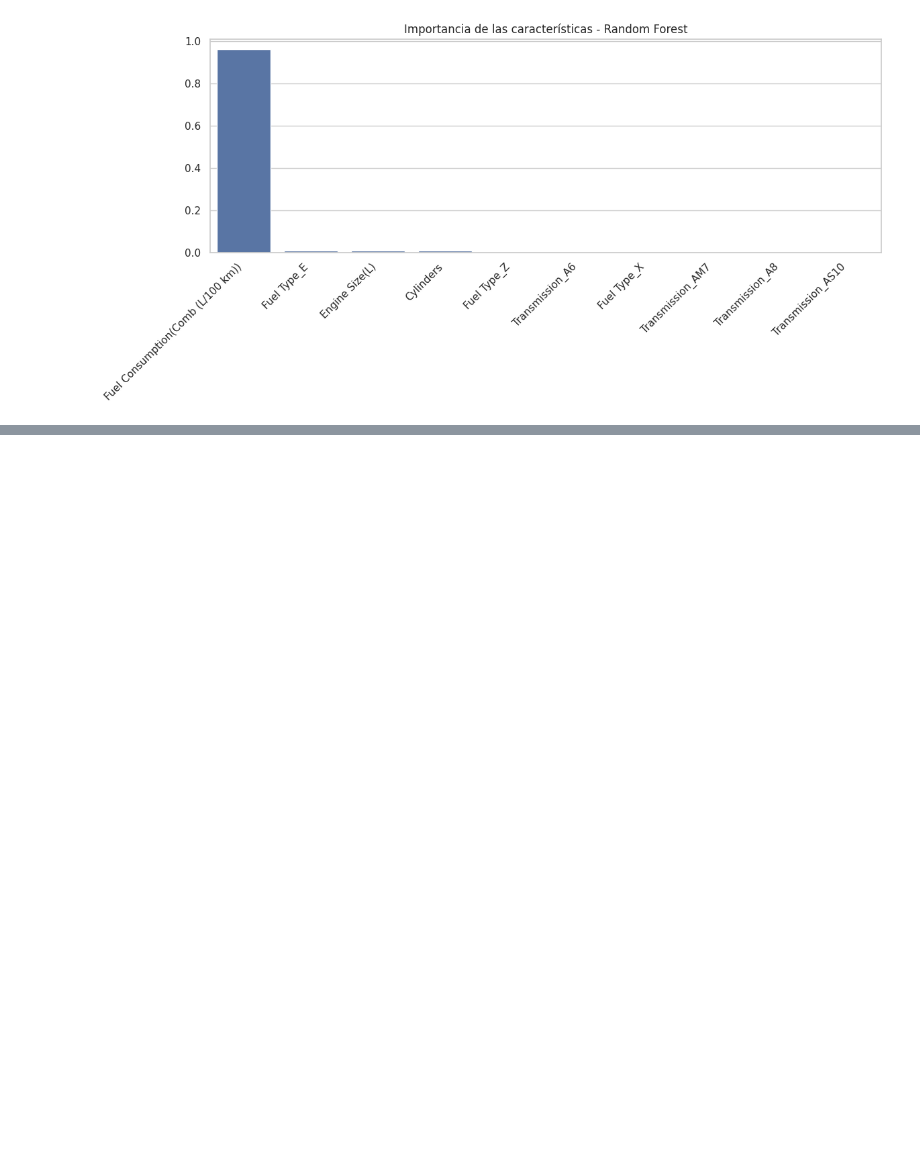
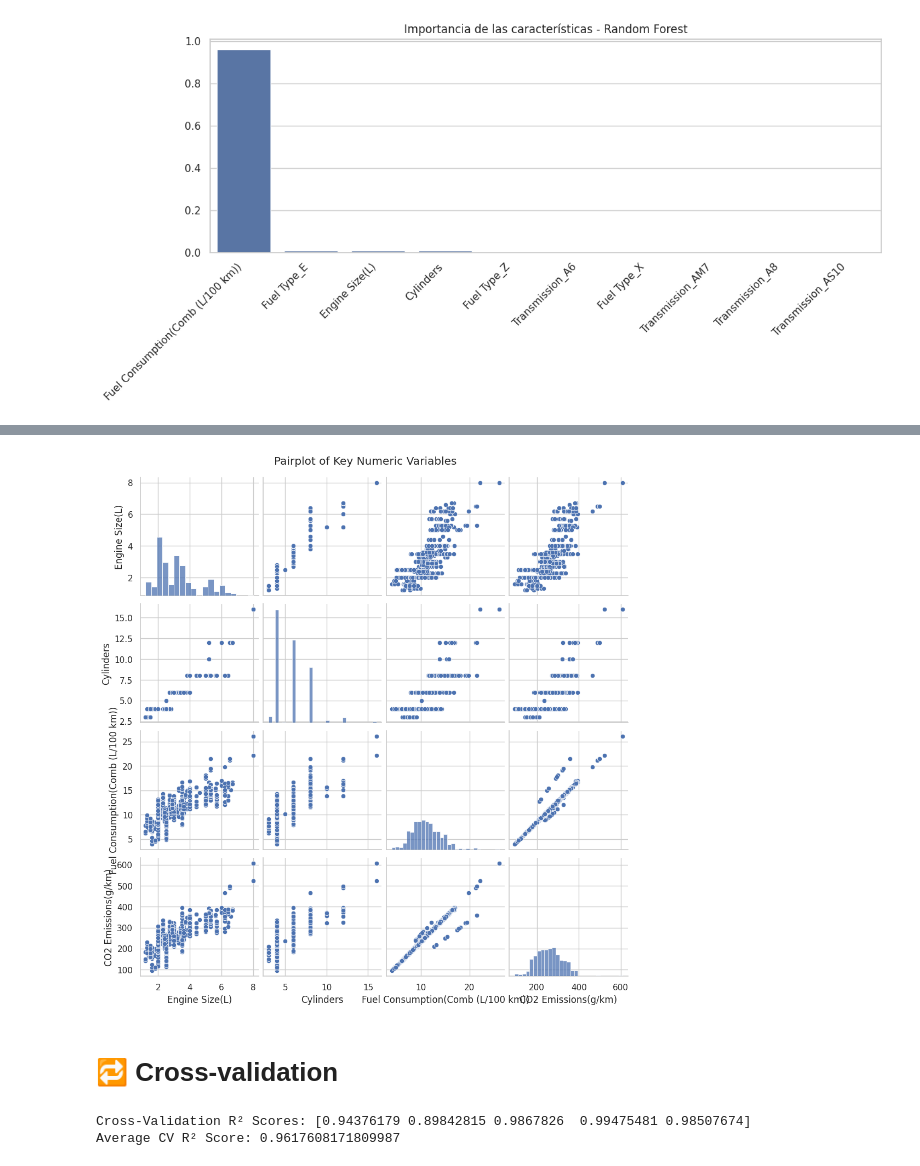
Before and after one commit to martavidal17/DM_project, a Jupyter notebook: Fuel_Consuption.ipynb, the cells around one changed output, grey strips where cells are left out. Drawn from its saved outputs; the diff is of its cells as text; code cells hidden in the pictures; blank space fills up the shorter version.

```diff
--- a/Fuel_Consuption.ipynb
+++ b/Fuel_Consuption.ipynb
@@ -200,0 +254,22 @@ plt.show()
+# %%
+sns.pairplot(df[[
+    "Engine Size(L)", "Cylinders", "Fuel Consumption(Comb (L/100 km))", "CO2 Emissions(g/km)"
+]])
+plt.suptitle("Pairplot of Key Numeric Variables", y=1.02)
+plt.show()
+# %% [output]
+[figure, added]
+# %% [markdown]
+# 🔁 Cross-validation
+# %%
+from sklearn.model_selection import cross_val_score
+from sklearn.ensemble import RandomForestRegressor
+
+rf_model = RandomForestRegressor(random_state=42)
+cv_scores = cross_val_score(rf_model, X, y, cv=5, scoring='r2')
+
+print("Cross-Validation R² Scores:", cv_scores)
+print("Average CV R² Score:", cv_scores.mean())
+# %% [output]
+Cross-Validation R² Scores: [0.94376179 0.89842815 0.9867826  0.99475481 0.98507674]
+Average CV R² Score: 0.9617608171809987
```
Also changed, not shown: parts of 8 cells of this notebook, 3 other files.
